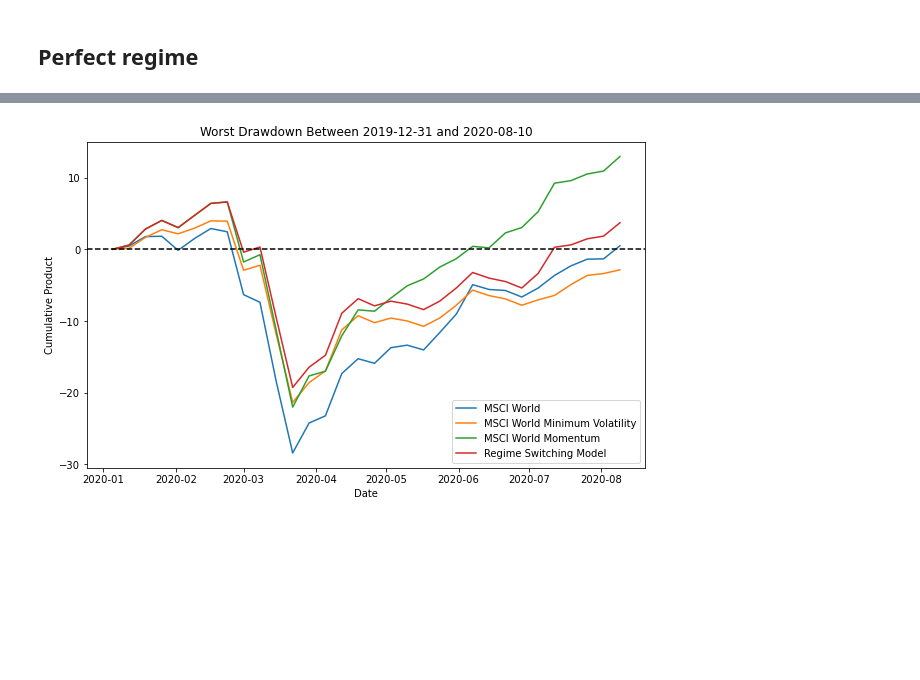
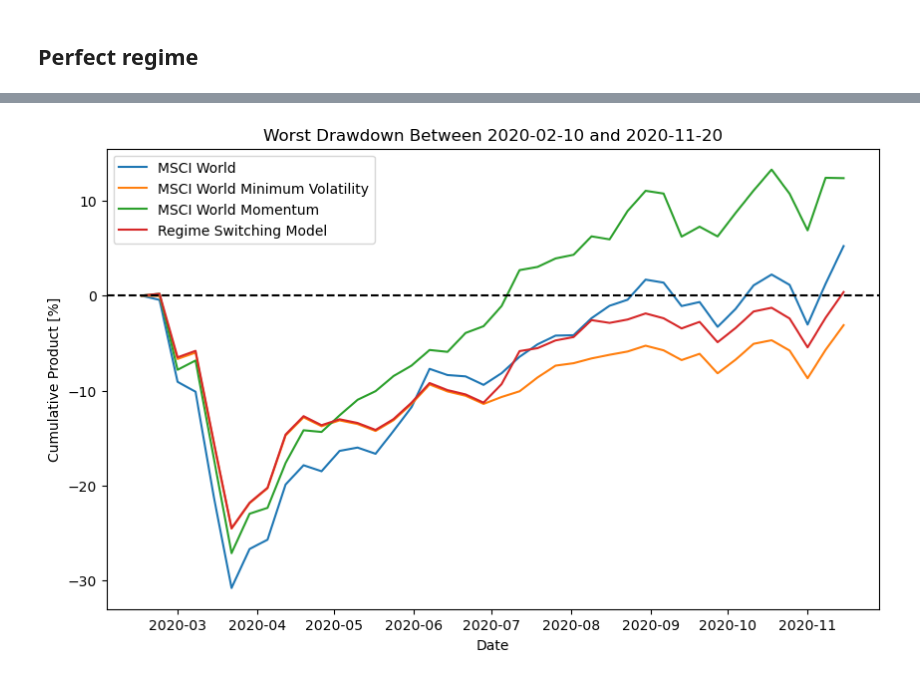
Before and after one commit to arnaudfelber/MRSM_Thesis, a Jupyter notebook: regime_switching_final.ipynb, the cells around one changed output, grey strips where cells are left out. Cells and saved outputs as stored; diff of their text form; code cells hidden in the pictures; blank space fills up the shorter version.

```diff
--- a/regime_switching_final.ipynb
+++ b/regime_switching_final.ipynb
@@ -854,0 +876,32 @@ plt.show()
+# %%
+# Assuming data_w is already defined and contains 'MOM_Return' and 'LOW_VOL_Return'
+data_w['relative_MV_M'] = (data_w['MOM_Return'] - data_w['LOW_VOL_Return']) * 100
+
+# Calculate the rolling mean over a window of 10 points
+data_w['relative_MV_M_rolling'] = data_w['relative_MV_M'].rolling(window=10).mean()
+
+# Drop NaN values resulting from the rolling mean calculation
+data_w.dropna(subset=['relative_MV_M_rolling'], inplace=True)
+
+# Reverse negative values
+data_w['relative_MV_M_rolling_reversed'] = data_w['relative_MV_M_rolling'].apply(lambda x: -x if x < 0 else x)
+
+# Define colors: salmon for positive, skyblue for negative (original sign)
+colors = ['salmon' if x > 0 else 'skyblue' for x in data_w['relative_MV_M_rolling']]
+
+# Plotting
+plt.figure(figsize=(14, 4))  # Increased figure size for better visibility
+bar_width = 4  # Width of the bars
+bars = plt.bar(data_w.index, data_w['relative_MV_M_rolling_reversed'], color=colors, width=bar_width)
+plt.title('Momentum & Minimum Volatility - Relative Performance (10 Weeks Average)')
+plt.xlabel('Index')
+plt.ylabel('Weekly Relative Returns (%)')
+plt.grid(axis='y', linestyle='--', alpha=0.7)
+
+# Create custom legend
+legend_elements = [Line2D([0], [0], color='salmon', lw=4, label='Momentum'),
+                   Line2D([0], [0], color='skyblue', lw=4, label='Minimum Volatility')]
+plt.legend(handles=legend_elements)
+
+plt.savefig('images/rel_MOMMV.png', dpi=300)
+plt.show()
@@ -1475,8 +1555,8 @@ plt.show()
 returns_wo = returns.loc[s_date:]
 # %%
 # Assuming 'cumulative_prod' is your DataFrame with dates as index and strategies as columns
-start_date = '2011-06-30'
-end_date = '2012-03-31'
+start_date = '2011-07-05'
+end_date = '2012-09-20'
 
 # Slice data by date range
 returns_slice = returns.loc[start_date:end_date]
@@ -1493,7 +1573,7 @@ for col in returns_slice_subtracted.columns:
 
 plt.axhline(0, color='black', linestyle='--')  # Add a horizontal line at y=0
 plt.xlabel('Date')
-plt.ylabel('Cumulative Product')
+plt.ylabel('Cumulative Product [%]')
 plt.title('Worst Drawdown Between {} and {}'.format(start_date, end_date))
 plt.legend()
 plt.savefig('images/WD - 2011-2012.png', dpi=300)
@@ -1530,30 +1610,30 @@ plt.show()
 # %%
 # Assuming 'cumulative_prod' is your DataFrame with dates as index and strategies as columns
-start_date = '2019-12-31'
-end_date = '2020-08-10'
+start_date = '2020-02-10'
+end_date = '2020-11-20'
 
 # Slice data by date range
 returns_slice = returns.loc[start_date:end_date]
 returns_slice = cumulative_product(returns_slice)*100
 
 # Subtract the initial value from each column
 initial_values = returns_slice.iloc[0].copy()  # Get the values on the first row
 returns_slice_subtracted = returns_slice.sub(initial_values)
 
 # Plotting
 plt.figure(figsize=(10,6))
 for col in returns_slice_subtracted.columns:
     plt.plot(returns_slice_subtracted.index, returns_slice_subtracted[col], label=col)
 
 plt.axhline(0, color='black', linestyle='--')  # Add a horizontal line at y=0
 plt.xlabel('Date')
-plt.ylabel('Cumulative Product')
+plt.ylabel('Cumulative Product [%]')
 plt.title('Worst Drawdown Between {} and {}'.format(start_date, end_date))
 plt.legend()
 plt.savefig('images/WD - 2019-2020.png', dpi=300)
 plt.show()
 # %% [output]
-[figure, old version]
+[figure, new version]
 # %%
 # Assuming 'cumulative_prod' is your DataFrame with dates as index and strategies as columns
 start_date = '2021-12-31'
```
Also changed, not shown: parts of 106 cells of this notebook, 26 other files.
